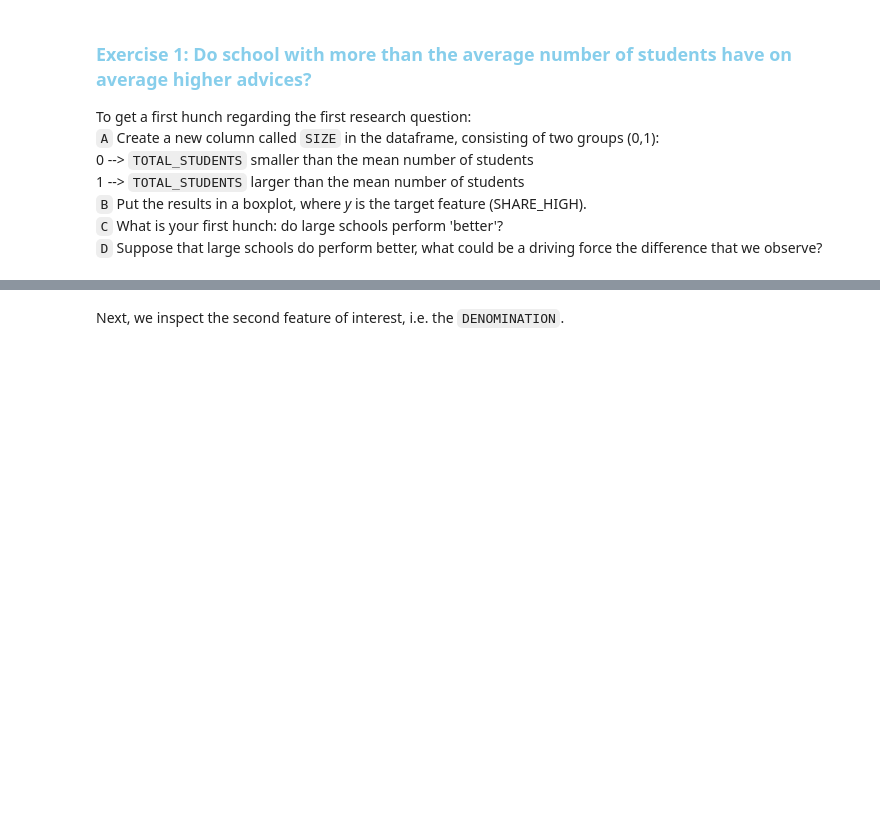
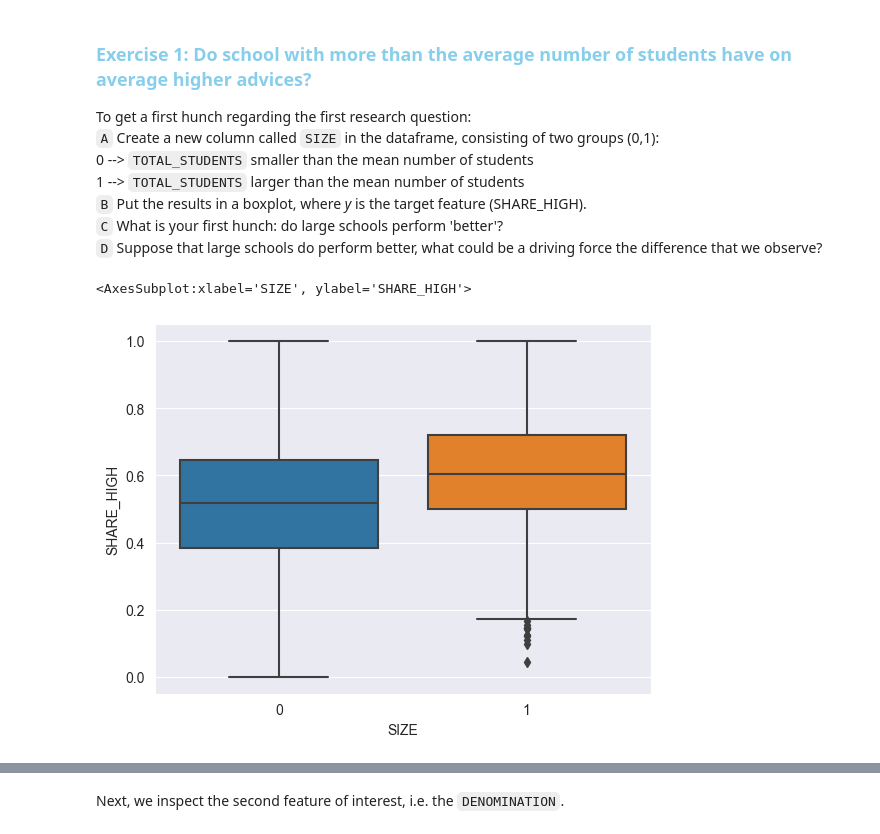
Before and after one commit to hjdeheer/TPM34A_Lab, a Jupyter notebook: Lab_sessions/lab_session_03/lab_session_03.ipynb, the cells around one changed output, grey strips where cells are left out. Drawn from its saved outputs; the diff is of its cells as text; code cells hidden in the pictures; blank space fills up the shorter version.

```diff
--- a/Lab_sessions/lab_session_03/lab_session_03.ipynb
+++ b/Lab_sessions/lab_session_03/lab_session_03.ipynb
@@ -145,3 +159,11 @@ To get a first hunch regarding the first research question:<br>
 # %%
 # CODE YOUR ANSWERS HERE (Use as many cells as you need)
 # ANSWERS
+students_mean = df_schools['TOTAL_STUDENTS'].mean()
+df_schools['SIZE'] = (df_schools['TOTAL_STUDENTS'] > students_mean)
+df_schools['SIZE'] = df_schools['SIZE'].astype(int)
+
+sns.boxplot(data= df_schools, x='SIZE', y='SHARE_HIGH')
+# %% [output]
+<AxesSubplot:xlabel='SIZE', ylabel='SHARE_HIGH'>
+[figure, added]
```
Also changed, not shown: parts of 29 cells of this notebook, 1 other file.
